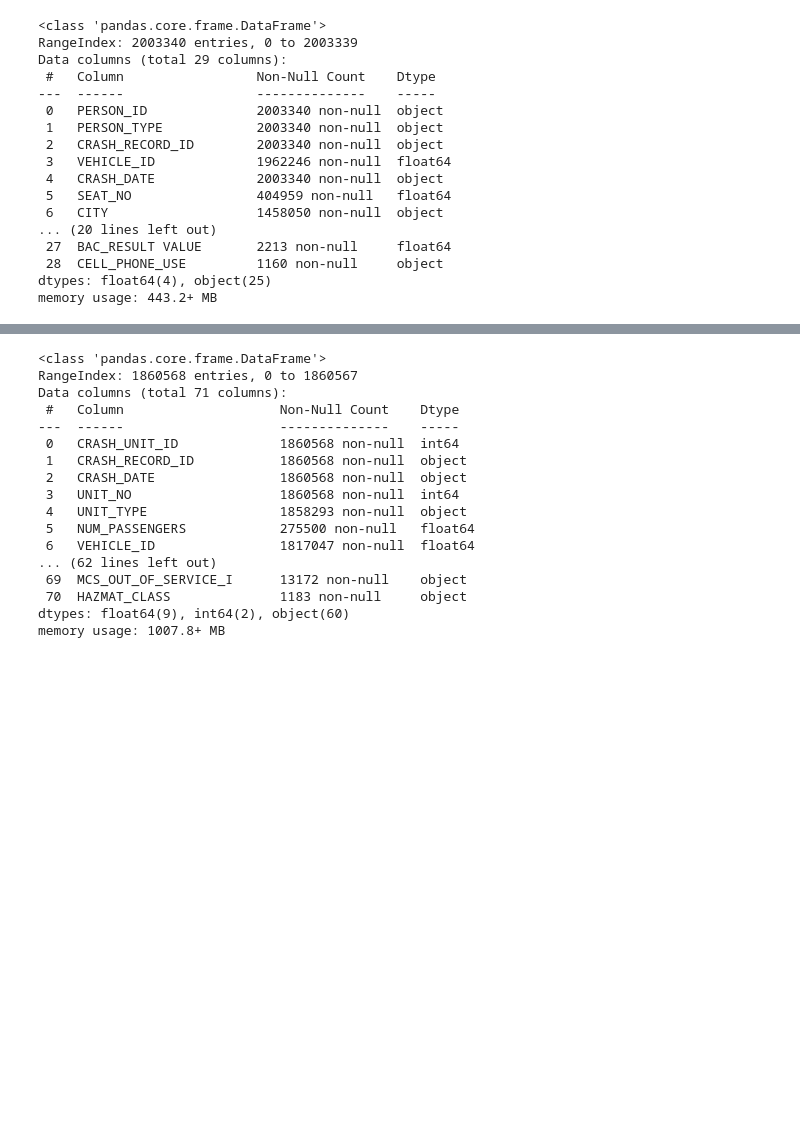
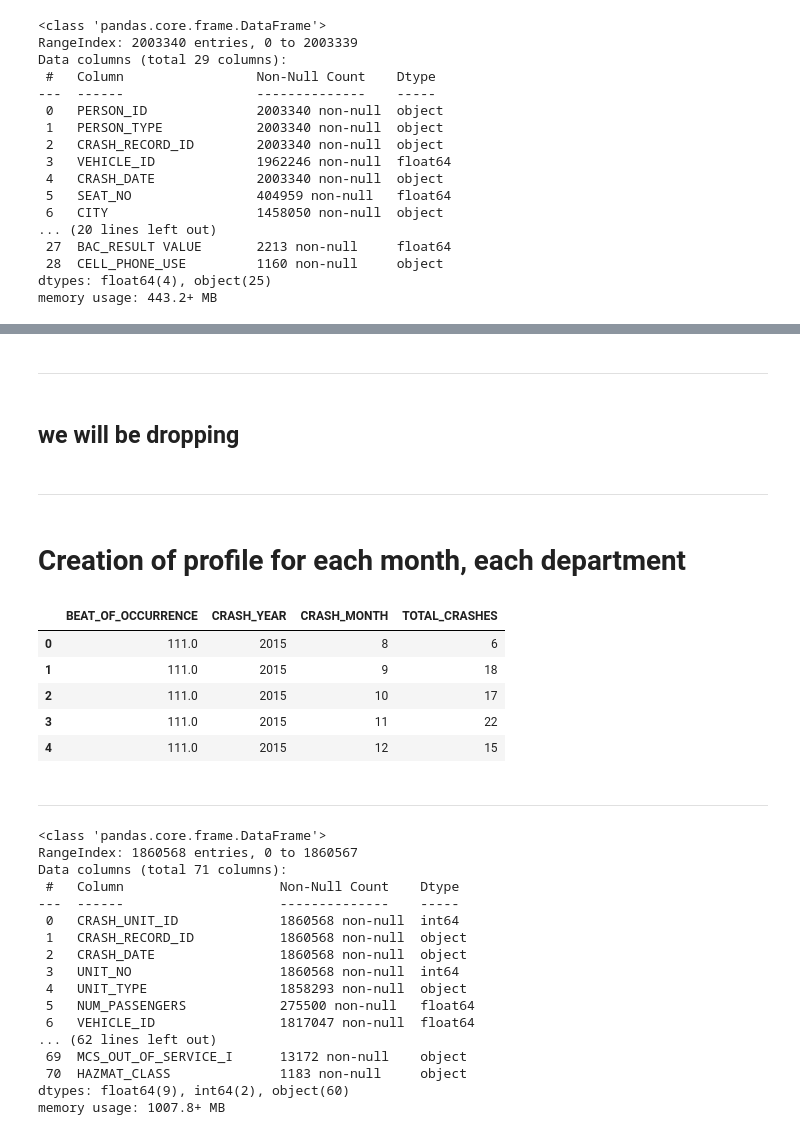
Before and after one commit to lavo2/DataMining-Project, a Jupyter notebook: 1-understanding.ipynb, the cells around one changed output, grey strips where cells are left out. Drawn from its saved outputs; the diff is of its cells as text; code cells hidden in the pictures; blank space fills up the shorter version.

```diff
--- a/1-understanding.ipynb
+++ b/1-understanding.ipynb
@@ -219,7 +225,7 @@ len(crashes_subset)
 # %% [markdown]
 only 8 entries are before 2015, and as reported in https://data.cityofchicago.org/Transportation/Traffic-Crashes-Crashes/85ca-t3if/about_data the data should be from 2015 onward, so we are dropping this entries.
 # %%
-crashes = crashes[crashes['CRASH_DATE'].dt.year.ge(2015)]
+crashes = crashes[crashes['CRASH_DATE'].dt.year.ge(2017)]
 # %% [markdown]
 we now want to check if the CRASH_MONTH, CRASH_DAY_OF_WEEK, CRASH_HOUR are consisten with the CRASH_DATE
 # %%
@@ -997,0 +1056,18 @@ crashes = crashes.drop(columns=['INJURIES_UNKNOWN'])
+# %%
+# Round latitude & longitude to 3 decimal places (~100m accuracy)
+crashes['LAT_BIN'] = crashes['LATITUDE'].round(3)
+crashes['LON_BIN'] = crashes['LONGITUDE'].round(3)
+
+# Count crashes per bin
+heatmap_data = crashes.groupby(['LAT_BIN', 'LON_BIN']).size().reset_index(name="CRASH_COUNT")
+
+# Plot aggregated data
+fig = px.scatter_map(heatmap_data,
+                        lat="LAT_BIN",
+                        lon="LON_BIN",
+                        size="CRASH_COUNT",  # Larger circles for more crashes
+                        zoom=10,
+                        title="Binned Traffic Crash Map",
+                        map_style="open-street-map")
+
+fig.write_html("crash_map_bin.html")
@@ -997,0 +1100,3 @@ crashes = crashes.drop(columns=['INJURIES_UNKNOWN'])
+# %%
+# change these subset to NaN for LATITUDE and LONGITUDE, LOCATION, EXTRACTED_LATITUDE, EXTRACTED_LONGITUDE
+crashes.loc[(crashes['LATITUDE'] == 41.976201139) & (crashes['LONGITUDE'] == -87.905309125), ['LATITUDE', 'LONGITUDE', 'LOCATION', 'EXTRACTED_LATITUDE', 'EXTRACTED_LONGITUDE']] = np.nan
@@ -1017,0 +1631,2 @@ memory usage: 443.2+ MB
+# %% [markdown]
+---
@@ -1018,3 +1637,24 @@ memory usage: 443.2+ MB
+# %% [markdown]
+## we will be dropping
+# %% [markdown]
+---
+# %% [markdown]
+# Creation of profile for each month, each department
+# %%
+crashes['CRASH_YEAR'] = crashes['CRASH_DATE'].dt.year
+
+monthly_crash_counts = crashes.groupby(['BEAT_OF_OCCURRENCE', 'CRASH_YEAR', 'CRASH_MONTH']).size().reset_index(name='TOTAL_CRASHES')
+
+monthly_crash_counts.head()
+# %% [output]
+|  | BEAT_OF_OCCURRENCE | CRASH_YEAR | CRASH_MONTH | TOTAL_CRASHES |
+| 0 | 111.0 | 2015 | 8 | 6 |
+| 1 | 111.0 | 2015 | 9 | 18 |
+| 2 | 111.0 | 2015 | 10 | 17 |
+| 3 | 111.0 | 2015 | 11 | 22 |
+| 4 | 111.0 | 2015 | 12 | 15 |
+# %% [markdown]
+---
 # %%
 vehicles.info(show_counts=True)
 # %% [output]
```
Also changed, not shown: parts of 124 cells of this notebook, 5 other files.
